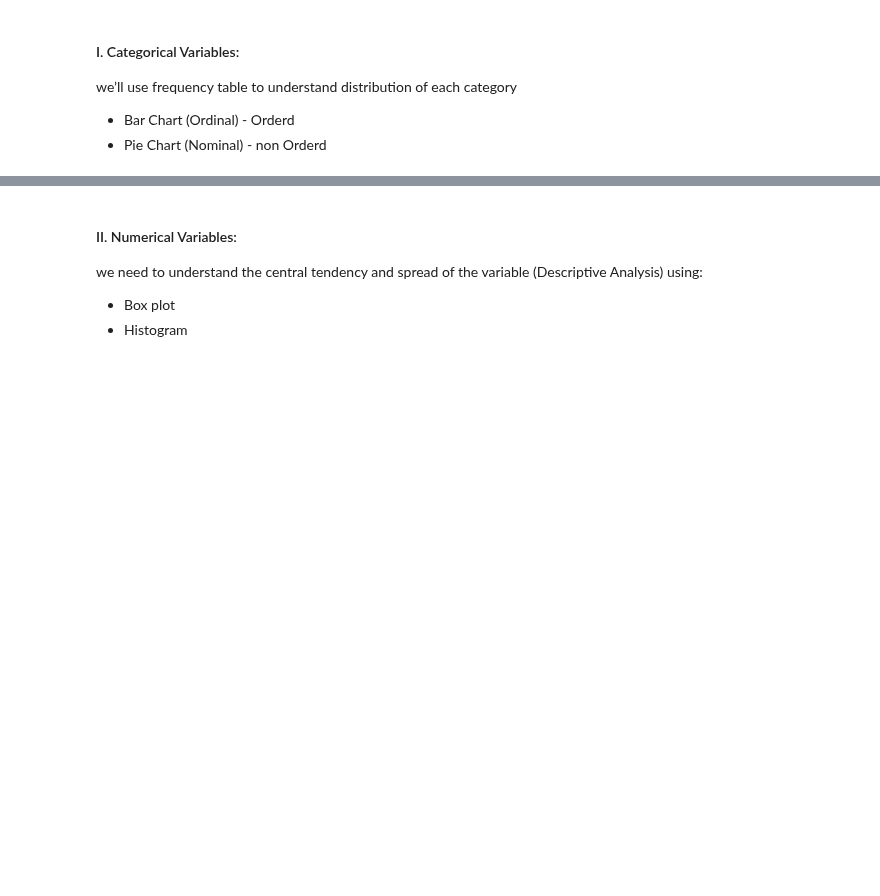
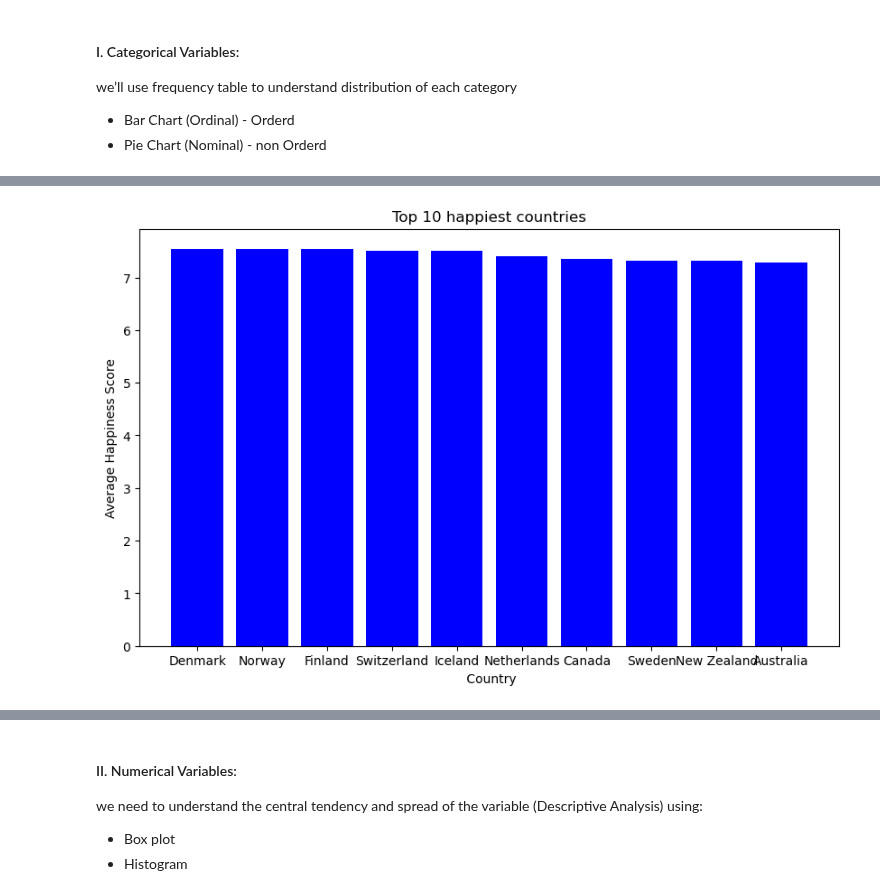
Before and after one commit to Tuwaiq-DS-ML-bootcamp-V-7/Usecase-2, a Jupyter notebook: EDA_explain_template_Abdullah .ipynb, the cells around one changed output, grey strips where cells are left out. Drawn from its saved outputs; the diff is of its cells as text; code cells hidden in the pictures; blank space fills up the shorter version.

```diff
--- a/EDA_explain_template_Abdullah .ipynb
+++ b/EDA_explain_template_Abdullah .ipynb
@@ -448,0 +558,2 @@ To avoid:
+# %%
+World_Happiness_v2.loc[(World_Happiness_v2['Country'] == 'Gambia') & (World_Happiness_v2['Region'].isna()), 'Region'] = 'West Africa'
@@ -448,0 +579,5 @@ To avoid:
+# %%
+#first i need to get Trust mean of UAE contry then i will fill the null value
+uae = World_Happiness_v2[(World_Happiness_v2['Country'] == 'United Arab Emirates')]
+meanofuaetrust = uae['Trust (Government Corruption)'].mean()
+print("Mean of Trust in UAE : ",meanofuaetrust)
@@ -448,0 +586,5 @@ To avoid:
+# %%
+#new i will filling the null value
+World_Happiness_v2['Trust (Government Corruption)'] = World_Happiness_v2['Trust (Government Corruption)'].fillna(meanofuaetrust)
+
+World_Happiness_v2.isna().sum()
@@ -454,0 +669,8 @@ To avoid:
+# %%
+#Here I will change the names to one name
+World_Happiness_v2['Country'].replace('North Cyprus','Northern Cyprus', inplace=True)
+World_Happiness_v2['Country'].replace('Hong Kong S.A.R., China', 'Hong Kong', inplace=True)
+World_Happiness_v2['Country'].replace('Somaliland region', 'Somalia', inplace=True)
+World_Happiness_v2['Country'].replace('Taiwan Province of China', 'Taiwan', inplace=True)
+World_Happiness_v2['Country'].replace('North Macedonia', 'Macedonia', inplace=True)
+World_Happiness_v2['Country'].replace('Trinidad & Tobago', "Trinidad and Tobago", inplace=True)
@@ -490,0 +755,14 @@ we’ll use frequency table to understand distribution of each category
+# %%
+average_values = World_Happiness_v2.groupby('Country')['Happiness Score'].mean().reset_index()
+average_values.columns = ['Country', 'Average Happiness Score']
+sorted_values = average_values.sort_values(by='Average Happiness Score', ascending=False)
+top10 = sorted_values.head(10)
+Country_counts = average_values['Average Happiness Score'].value_counts()
+plt.figure(figsize=(10, 6))
+plt.bar(top10['Country'], top10['Average Happiness Score'], color='blue')
+plt.title('Top 10 happiest countries')
+plt.xlabel(' Country')
+plt.ylabel('Average Happiness Score')
+plt.show()
+# %% [output]
+[figure, added]
```
Also changed, not shown: parts of 65 cells of this notebook.
